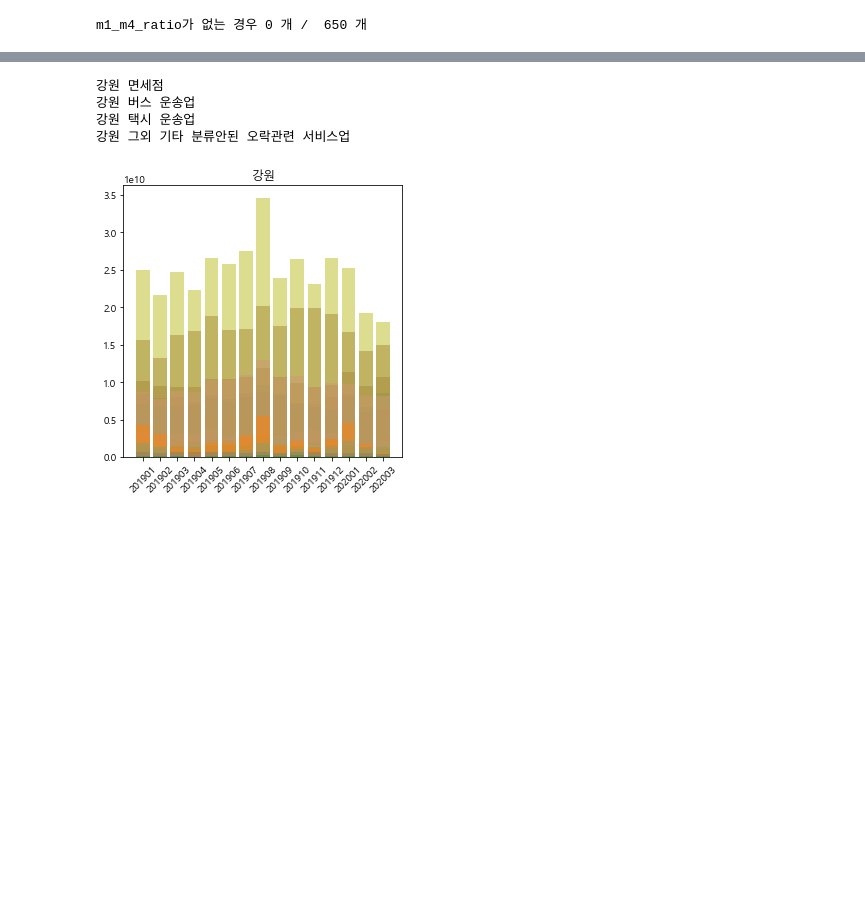
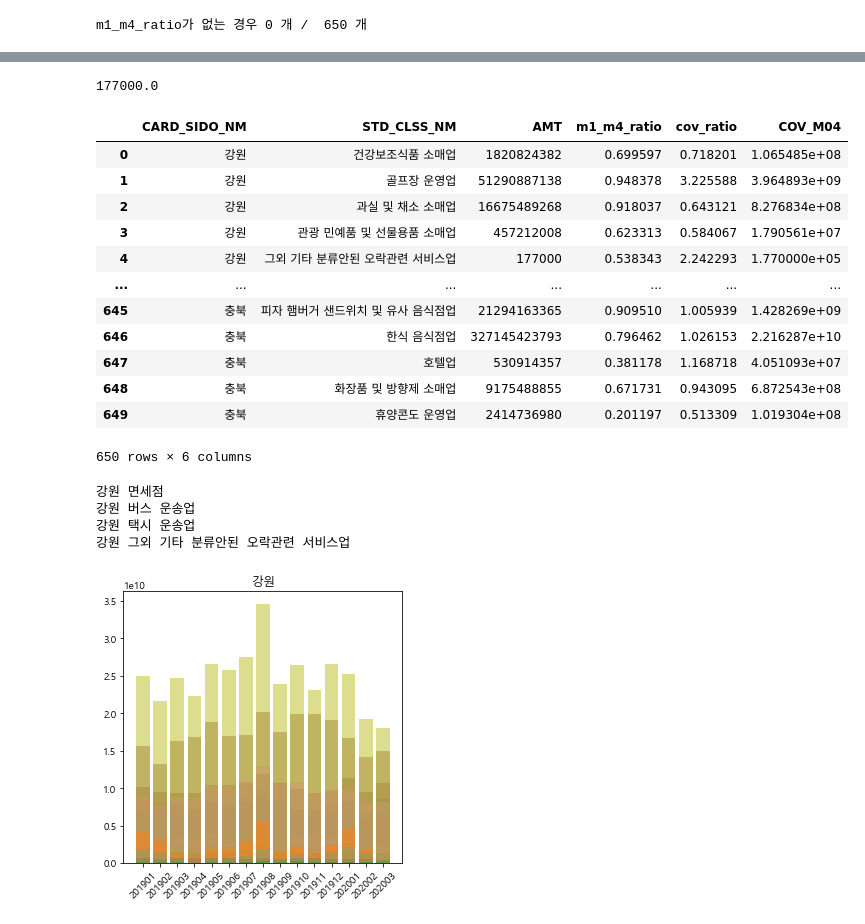
Before and after one commit to deagwon97/dacon-jeju-creditcard, a Jupyter notebook: jeju_creditcard_base_line_code.ipynb, the cells around one changed output, grey strips where cells are left out. Saved outputs shown, nothing was run; the diff lists cells and outputs as text; code cells hidden in the pictures; blank space fills up the shorter version.

```diff
--- a/jeju_creditcard_base_line_code.ipynb
+++ b/jeju_creditcard_base_line_code.ipynb
@@ -406,15 +338,2 @@ print('m1_m4_ratio가 없는 경우',len(group_data_2[(group_data_2['m1_m4_ratio
 # %% [output]
 m1_m4_ratio가 없는 경우 0 개 /  650 개
-# %%
-i = 0
-for city in citys:
-    clsses = data[data.CARD_SIDO_NM == city].STD_CLSS_NM.unique()
-    for clss in clsses:
-        condition = (202001 not in group_data.loc[city, clss].index)
-        if condition:
-            i = i +1
-            print(i)
-## 22개의 (지역,업종)그룹에서 2020년 1월 데이터가 없다...
-## 이런 경우는 어떻게 2020년 4월 데이터를 예측해야 할까?
-                #1안. 2019년 4월 데이터 그대로 사용
-                #2안. 2019년 4월 데이터에 적당한 수를 곱함
@@ -441,2 +379,42 @@ for city in citys:
+# %%
+group_city_clss_time.loc[city, clss].values.mean()
+# %% [output]
+177000.0
+# %%
+group_city_clss
+group_city_clss['COV_M04'] = 0
+
+for i in tqdm(range(len(group_city_clss))):
+        city = group_city_clss.iloc[i,0]
+        clss = group_city_clss.iloc[i,1]
+
+        no_202001 = (202001 not in group_city_clss_time.loc[city, clss].index)
+        if condition:
+            no_201904 = (201904 not in group_city_clss_time.loc[city, clss].index)
+            if no_201904:
+                group_city_clss.iloc[i,-1] = group_city_clss_time.loc[city, clss].values.mean()
+            else:
+                group_city_clss.iloc[i,-1] = group_city_clss_time.loc[city, clss, 201904].values
+
+        else:
+            group_city_clss.iloc[i,-1] = group_city_clss_time.loc[city, clss, 202001].values\
+                                      * group_city_clss.m1_m4_ratio\
+                                      * group_city_clss.cov_ratio
+
+group_city_clss
+# %% [output]
+|  | CARD_SIDO_NM | STD_CLSS_NM | AMT | m1_m4_ratio | cov_ratio | COV_M04 |
+| 0 | 강원 | 건강보조식품 소매업 | 1820824382 | 0.699597 | 0.718201 | 1.065485e+08 |
+| 1 | 강원 | 골프장 운영업 | 51290887138 | 0.948378 | 3.225588 | 3.964893e+09 |
+| 2 | 강원 | 과실 및 채소 소매업 | 16675489268 | 0.918037 | 0.643121 | 8.276834e+08 |
+| 3 | 강원 | 관광 민예품 및 선물용품 소매업 | 457212008 | 0.623313 | 0.584067 | 1.790561e+07 |
+| 4 | 강원 | 그외 기타 분류안된 오락관련 서비스업 | 177000 | 0.538343 | 2.242293 | 1.770000e+05 |
+| ... | ... | ... | ... | ... | ... | ... |
+| 645 | 충북 | 피자 햄버거 샌드위치 및 유사 음식점업 | 21294163365 | 0.909510 | 1.005939 | 1.428269e+09 |
+| 646 | 충북 | 한식 음식점업 | 327145423793 | 0.796462 | 1.026153 | 2.216287e+10 |
+| 647 | 충북 | 호텔업 | 530914357 | 0.381178 | 1.168718 | 4.051093e+07 |
+| 648 | 충북 | 화장품 및 방향제 소매업 | 9175488855 | 0.671731 | 0.943095 | 6.872543e+08 |
+| 649 | 충북 | 휴양콘도 운영업 | 2414736980 | 0.201197 | 0.513309 | 1.019304e+08 |
+650 rows × 6 columns
 # %%
 days = group_data.reset_index()['REG_YYMM'].unique().astype('str')
```
Also changed, not shown: parts of 39 cells of this notebook, 1 other file.
